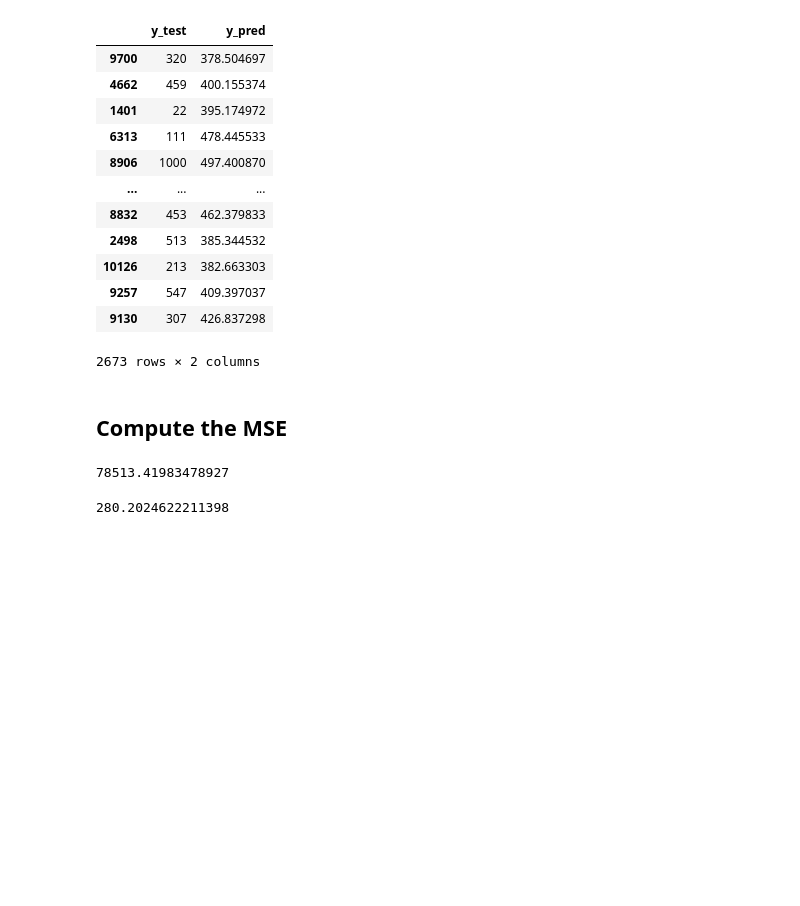
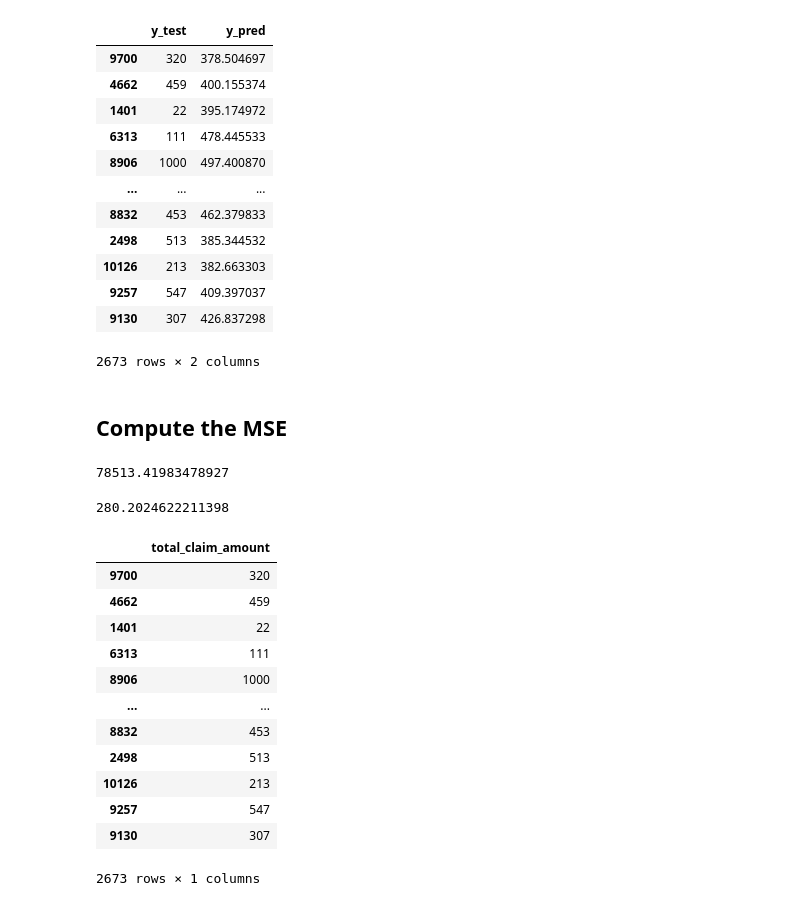
Before and after one commit to yveness7/IronHackIvet, a Jupyter notebook: Week4/lab2.ipynb, the cells around one changed output. Saved outputs shown, nothing was run; the diff lists cells and outputs as text; code cells hidden in the pictures; blank space fills up the shorter version.

```diff
--- a/Week4/lab2.ipynb
+++ b/Week4/lab2.ipynb
@@ -204,0 +207,16 @@ np.sqrt(mse(real_vs_pred['y_test'], real_vs_pred['y_pred']))
+# %%
+y_test
+# %% [output]
+|  | total_claim_amount |
+| 9700 | 320 |
+| 4662 | 459 |
+| 1401 | 22 |
+| 6313 | 111 |
+| 8906 | 1000 |
+| ... | ... |
+| 8832 | 453 |
+| 2498 | 513 |
+| 10126 | 213 |
+| 9257 | 547 |
+| 9130 | 307 |
+2673 rows × 1 columns
```
Also changed, not shown: parts of 5 cells of this notebook, 2 other files.
